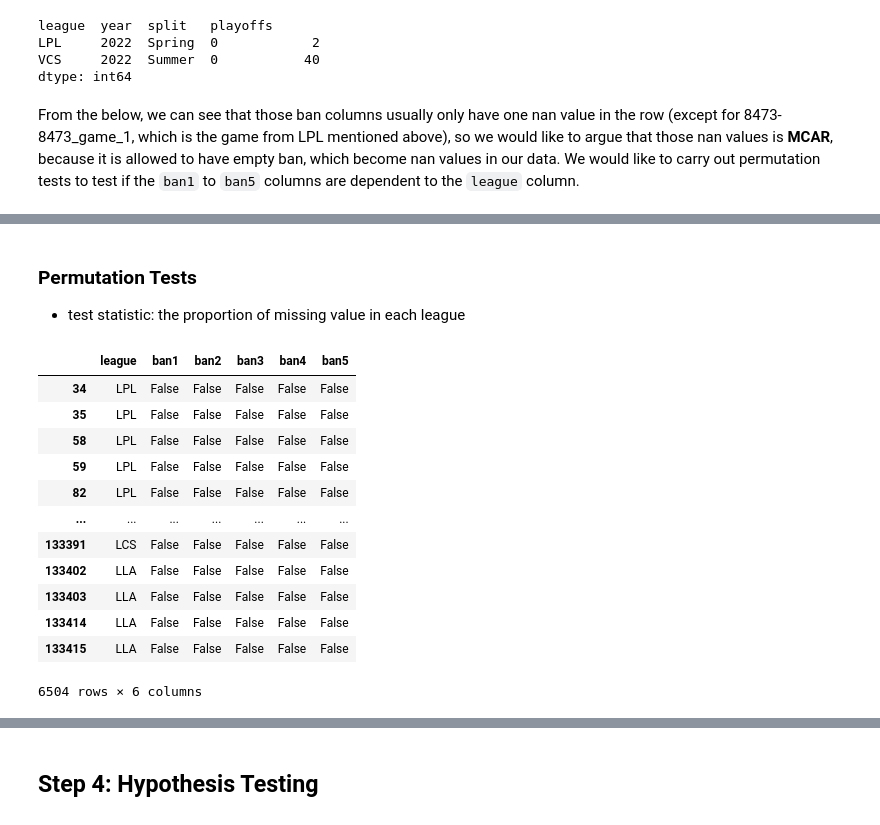
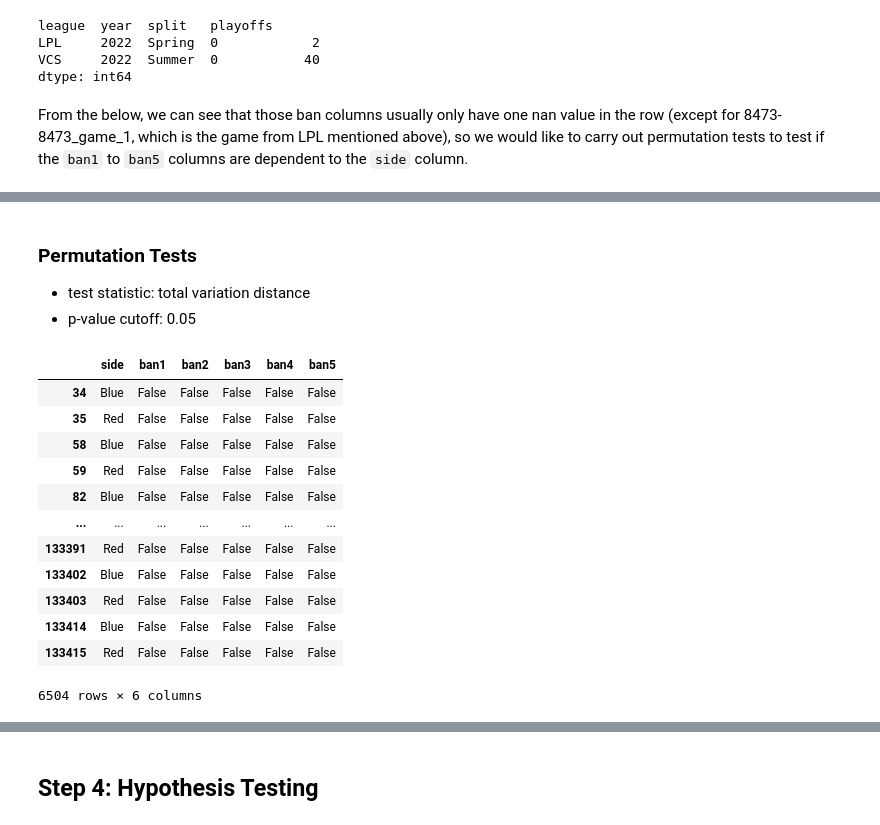
Before and after one commit to samuellee77/dsc80-project4, a Jupyter notebook: template.ipynb, the cells around one changed output, grey strips where cells are left out. Cells and saved outputs as stored; diff of their text form; code cells hidden in the pictures.

Commit message:
hypothesis test done

```diff
--- a/template.ipynb
+++ b/template.ipynb
@@ -321,7 +337,7 @@ LPL     2022  Spring  0            2
 VCS     2022  Summer  0           40
 dtype: int64
 # %% [markdown]
-From the below, we can see that those ban columns usually only have one nan value in the row (except for 8473-8473_game_1, which is the game from LPL mentioned above), so we would like to argue that those nan values is **MCAR**, because it is allowed to have empty ban, which become nan values in our data. We would like to carry out permutation tests to test if the `ban1` to `ban5` columns are dependent to the `league` column.
+From the below, we can see that those ban columns usually only have one nan value in the row (except for 8473-8473_game_1, which is the game from LPL mentioned above), so we would like to carry out permutation tests to test if the `ban1` to `ban5` columns are dependent to the `side` column.
 # %%
 data[data.loc[:,'ban1': 'ban5'].isnull().any(axis=1)].loc[:, :'ban5']
 # %% [output]
@@ -344,23 +360,25 @@ data[data.loc[:,'ban1': 'ban5'].isnull().any(axis=1)].loc[:, :'ban5']
 | 124054 | ESPORTSTMNT02_2960378 | LCO | 2022 | Split 2 | 1 | 2022-08-15 11:45:18 | 5 | 12.15 | Blue | ORDER | oe:team:6575d9a58f0b41a108f2d6a56... | ... |
 # %% [markdown]
 ### Permutation Tests
-- test statistic: the proportion of missing value in each league
+- test statistic: total variation distance
+- p-value cutoff: 0.05
 # %%
-ban_data = data.loc[:, ['league','ban1', 'ban2', 'ban3', 'ban4', 'ban5']]
+# only keep the side and ban columns for this part
+ban_data = data.loc[:, ['side','ban1', 'ban2', 'ban3', 'ban4', 'ban5']]
 for col in ban_data.columns[1:]:
     ban_data[col] = ban_data[col].isna()
 ban_data
 # %% [output]
-|  | league | ban1 | ban2 | ban3 | ban4 | ban5 |
-| 34 | LPL | False | False | False | False | False |
-| 35 | LPL | False | False | False | False | False |
-| 58 | LPL | False | False | False | False | False |
-| 59 | LPL | False | False | False | False | False |
-| 82 | LPL | False | False | False | False | False |
+|  | side | ban1 | ban2 | ban3 | ban4 | ban5 |
+| 34 | Blue | False | False | False | False | False |
+| 35 | Red | False | False | False | False | False |
+| 58 | Blue | False | False | False | False | False |
+| 59 | Red | False | False | False | False | False |
+| 82 | Blue | False | False | False | False | False |
 | ... | ... | ... | ... | ... | ... | ... |
-| 133391 | LCS | False | False | False | False | False |
-| 133402 | LLA | False | False | False | False | False |
-| 133403 | LLA | False | False | False | False | False |
-| 133414 | LLA | False | False | False | False | False |
-| 133415 | LLA | False | False | False | False | False |
+| 133391 | Red | False | False | False | False | False |
+| 133402 | Blue | False | False | False | False | False |
+| 133403 | Red | False | False | False | False | False |
+| 133414 | Blue | False | False | False | False | False |
+| 133415 | Red | False | False | False | False | False |
 6504 rows × 6 columns
```
Also changed, not shown: parts of 22 cells of this notebook.
